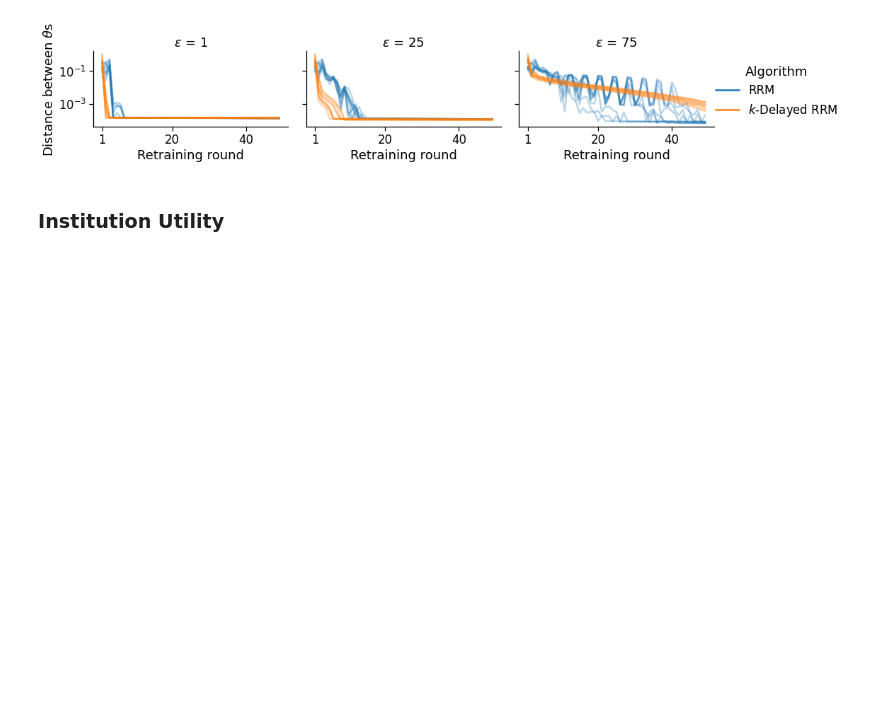
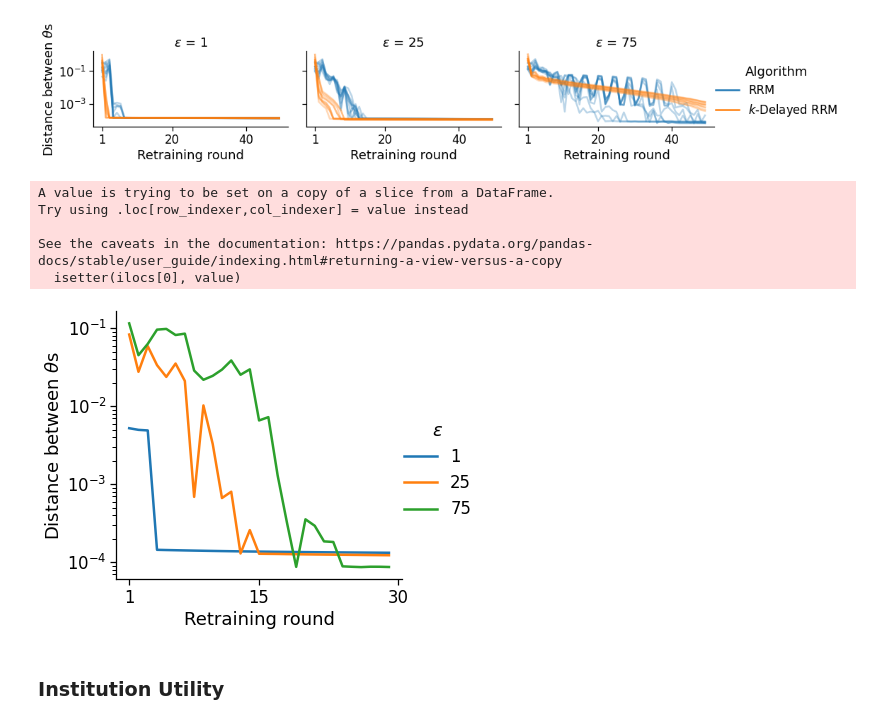
Before and after one commit to shlomihod/performative-prediction-stateful-world, a Jupyter notebook: performative_prediction-groups-respond-slowly.ipynb, the cells around one changed output. Cells and saved outputs as stored; diff of their text form; code cells hidden in the pictures; blank space fills up the shorter version.

Commit message:
add poster plot

```diff
--- a/performative_prediction-groups-respond-slowly.ipynb
+++ b/performative_prediction-groups-respond-slowly.ipynb
@@ -429,3 +426,35 @@ plot_convergence(True)
 # %% [output]
 No handles with labels found to put in legend.
 [figure]
+# %%
+gap_data_rrm = theta_gaps_df[(theta_gaps_df[EPSILON_COL].isin(['1.0', '25.0', '75.0']))
+                             & (theta_gaps_df['Algorithm'] == "RRM")
+                             & (theta_gaps_df['num_groups'] == '3')
+                             & (theta_gaps_df['step'] < 30)
+                             & theta_gaps_df['random_seed'].apply(lambda x: x is None)]
+
+gap_data_rrm.loc[:, EPSILON_COL] = gap_data_rrm[EPSILON_COL].str[:-2]
+gap_data_rrm = gap_data_rrm.reset_index(drop=True)
+
+g = sns.relplot(x='step', y='gap',
+                hue=EPSILON_COL,
+                height=5, aspect=1.1,
+                kind='line',
+                data=gap_data_rrm)
+
+g.set(yscale='log',
+      xlabel='Retraining round',
+      ylabel=r'Distance between $\theta$s',
+      xticks=[1, 15, 30]
+      )
+
+# plt.legend(loc='center left', bbox_to_anchor=(1.55, 0.5), frameon=False)
+# plt.tight_layout()
+plt.savefig(f'./figures/convergence-rrm-poster.png', dpi=300)
+# %% [output]
+A value is trying to be set on a copy of a slice from a DataFrame.
+Try using .loc[row_indexer,col_indexer] = value instead
+
+See the caveats in the documentation: https://pandas.pydata.org/pandas-docs/stable/user_guide/indexing.html#returning-a-view-versus-a-copy
+  isetter(ilocs[0], value)
+[figure, added]
```
Also changed, not shown: parts of 2 cells of this notebook, 1 other file.
